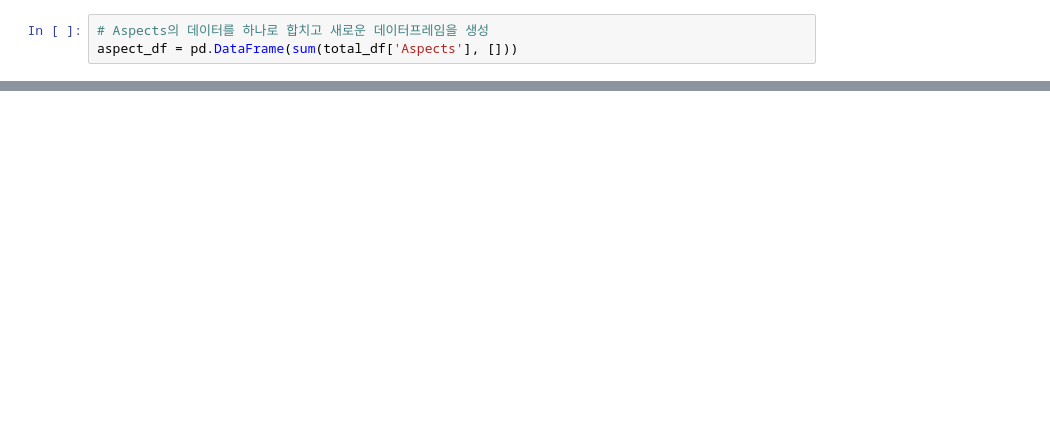
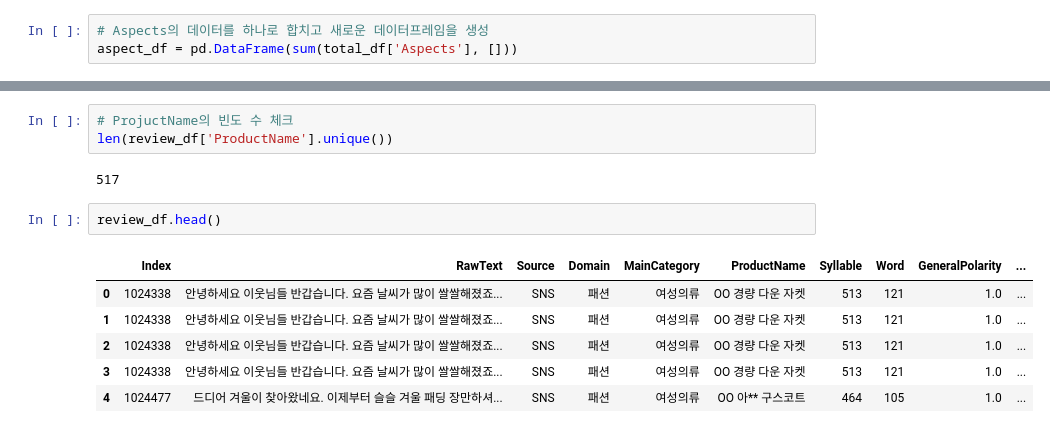
Before and after one commit to JungHyun7/multicam, a Jupyter notebook: 20251027/01_review.ipynb, the cells around one changed output, grey strips where cells are left out. Drawn from its saved outputs; the diff is of its cells as text; blank space fills up the shorter version.

```diff
--- a/20251027/01_review.ipynb
+++ b/20251027/01_review.ipynb
@@ -91,0 +420,14 @@ Name: count, dtype: int64
+# %%
+# ProjuctName의 빈도 수 체크
+len(review_df['ProductName'].unique())
+# %% [output]
+517
+# %%
+review_df.head()
+# %% [output]
+|  | Index | RawText | Source | Domain | MainCategory | ProductName | Syllable | Word | GeneralPolarity | ... |
+| 0 | 1024338 | 안녕하세요 이웃님들 반갑습니다. 요즘 날씨가 많이 쌀쌀해졌죠... | SNS | 패션 | 여성의류 | OO 경량 다운 자켓 | 513 | 121 | 1.0 | ... |
+| 1 | 1024338 | 안녕하세요 이웃님들 반갑습니다. 요즘 날씨가 많이 쌀쌀해졌죠... | SNS | 패션 | 여성의류 | OO 경량 다운 자켓 | 513 | 121 | 1.0 | ... |
+| 2 | 1024338 | 안녕하세요 이웃님들 반갑습니다. 요즘 날씨가 많이 쌀쌀해졌죠... | SNS | 패션 | 여성의류 | OO 경량 다운 자켓 | 513 | 121 | 1.0 | ... |
+| 3 | 1024338 | 안녕하세요 이웃님들 반갑습니다. 요즘 날씨가 많이 쌀쌀해졌죠... | SNS | 패션 | 여성의류 | OO 경량 다운 자켓 | 513 | 121 | 1.0 | ... |
+| 4 | 1024477 | 드디어 겨울이 찾아왔네요. 이제부터 슬슬 겨울 패딩 장만하셔... | SNS | 패션 | 여성의류 | OO 아** 구스코트 | 464 | 105 | 1.0 | ... |
```
Also changed, not shown: parts of 57 cells of this notebook.
